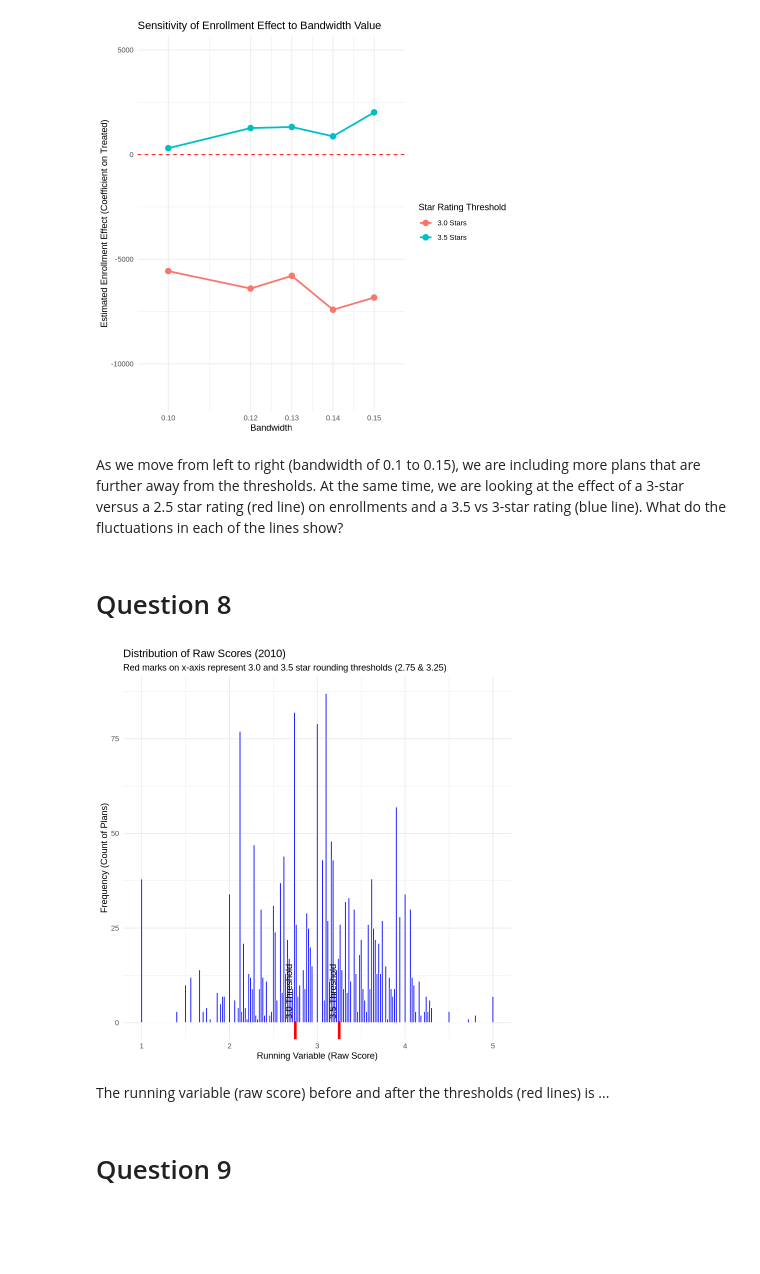
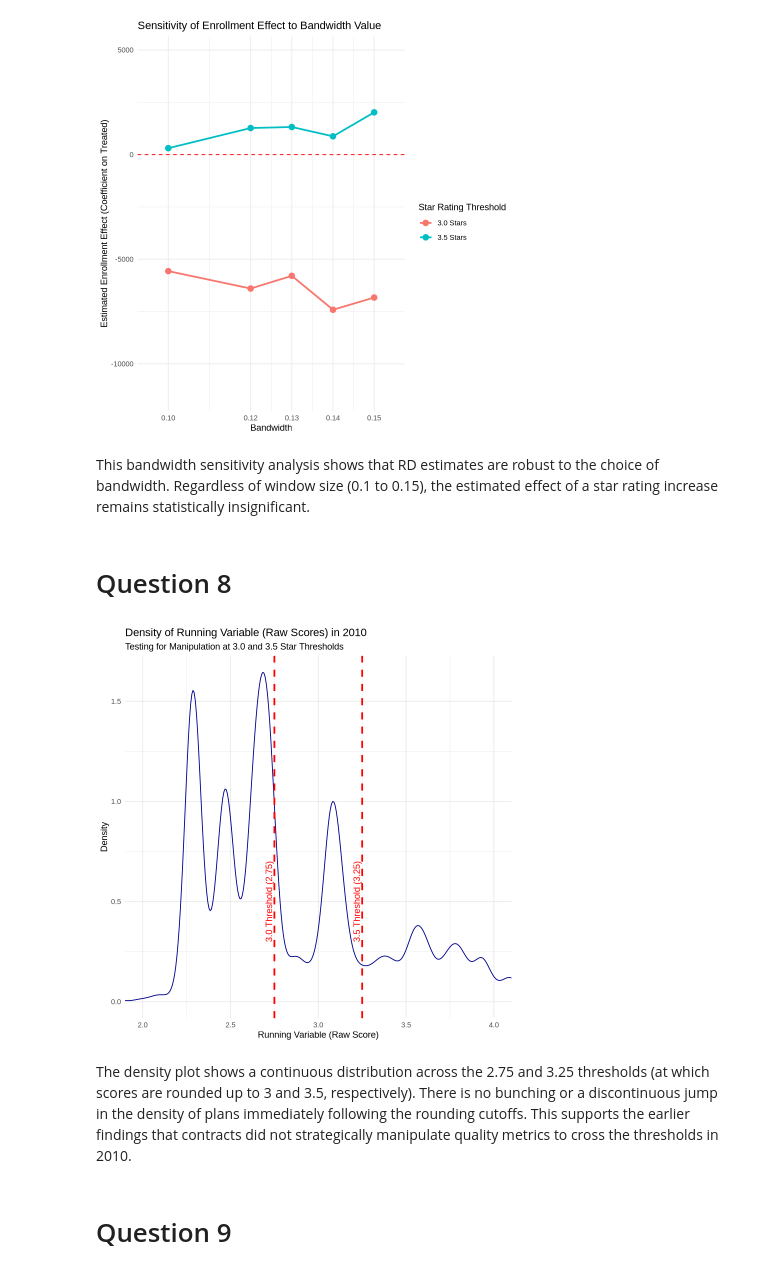
Before and after one commit to eugarco/hwk3, a Jupyter notebook: submission2/data-code-2.ipynb, the cells around one changed output. Drawn from its saved outputs; the diff is of its cells as text; code cells hidden in the pictures; blank space fills up the shorter version.

```diff
--- a/submission2/data-code-2.ipynb
+++ b/submission2/data-code-2.ipynb
@@ -197,7 +180,7 @@ A tibble: 5 × 2
 rd_table_data <- ma_2010 %>%
   mutate(
     raw_score = rowMeans(
-      select(., any_of(rating.vars.2015)) %>% select(where(is.numeric)),
+      select(., any_of(rating.vars.2010)) %>% select(where(is.numeric)),
       na.rm = TRUE
     )
   ) %>%
@@ -221,7 +204,7 @@ estimate_rd <- function(data, threshold, bw = 0.125) {
     lm(total_enrollment ~ treated + dist, data = .)
 }
 
-# Run regressions for the specific thresholds (2.75 is the cutoff for 3.0 stars, 3.25 is the cutoff for 3.5 stars)
+# Run regressions for the rounding up thresholds
 model_30 <- estimate_rd(rd_enrollment_data, 2.75)
 model_35 <- estimate_rd(rd_enrollment_data, 3.25)
 
@@ -303,33 +285,42 @@ ggplot(sensitivity_results, aes(x = bandwidth, y = estimate, color = threshold))
 # %% [output]
 [figure]
 # %% [markdown]
-As we move from left to right (bandwidth of 0.1 to 0.15), we are including more plans that are further away from the thresholds. At the same time, we are looking at the effect of a 3-star versus a 2.5 star rating (red line) on enrollments and a 3.5 vs 3-star rating (blue line). What do the fluctuations in each of the lines show?
+This bandwidth sensitivity analysis shows that RD estimates are robust to the choice of bandwidth. Regardless of window size (0.1 to 0.15), the estimated effect of a star rating increase remains statistically insignificant.
 # %% [markdown]
 # Question 8
 # %%
-ggplot(rd_enrollment_data, aes(x = raw_score)) +
-geom_histogram(binwidth = 0.02, fill = "blue", color = "white") +
+# Define the relevant thresholds (rounding up for 3.0 and 3.5 stars)
+thresholds <- c(2.75, 3.25)
 
-# Mark thresholds
-  geom_rug(data = data.frame(raw_score = c(2.75, 3.25)),
-           sides = "b",
-           color = "red",
-           linewidth = 1.5,
-           length = unit(0.05, "npc")) + # Adjust length to make the "mark" taller or shorter
+# Create the combined density plot
+ggplot(rd_table_data, aes(x = raw_score)) +
+  geom_density( alpha = 0.3, color = "darkblue") +
+
+  # Add threshold lines
+  geom_vline(xintercept = thresholds,
+             linetype = "dashed",
+             color = "red",
+             linewidth = 1) +
+
+  # Add labels
+  annotate("text", x = 2.70, y = 0.5, label = "3.0 Threshold (2.75)",
+           angle = 90, color = "red", vjust = 1) +
+  annotate("text", x = 3.20, y = 0.5, label = "3.5 Threshold (3.25)",
+           angle = 90, color = "red", vjust = 1) +
 
   theme_minimal() +
   labs(
-    title = "Distribution of Raw Scores (2010)",
-    subtitle = "Red marks on x-axis represent 3.0 and 3.5 star rounding thresholds (2.75 & 3.25)",
+    title = "Density of Running Variable (Raw Scores) in 2010",
+    subtitle = "Testing for Manipulation at 3.0 and 3.5 Star Thresholds",
     x = "Running Variable (Raw Score)",
-    y = "Frequency (Count of Plans)"
+    y = "Density"
   ) +
-  annotate("text", x = 2.75, y = 1, label = "3.0 Threshold", color = "black", angle = 90, vjust = -0.5, hjust = 0) +
-  annotate("text", x = 3.25, y = 1, label = "3.5 Threshold", color = "black", angle = 90, vjust = -0.5, hjust = 0)
+
+  coord_cartesian(xlim = c(2.0, 4.0))
 # %% [output]
-[figure, old version]
+[figure, new version]
 # %% [markdown]
-The running variable (raw score) before and after the thresholds (red lines) is ...
+The density plot shows a continuous distribution across the 2.75 and 3.25 thresholds (at which scores are rounded up to 3 and 3.5, respectively). There is no bunching or a discontinuous jump in the density of plans immediately following the rounding cutoffs. This supports the earlier findings that contracts did not strategically manipulate quality metrics to cross the thresholds in 2010.
 # %% [markdown]
 # Question 9
 # %%
```
Also changed, not shown: parts of 10 cells of this notebook, 4 other files.
